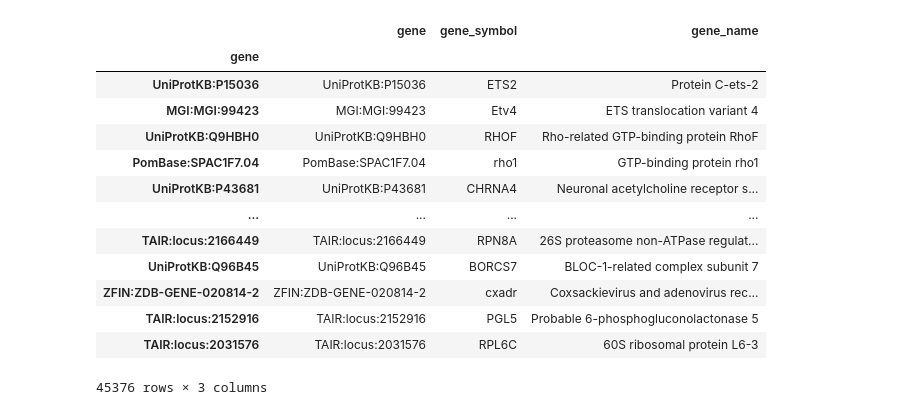
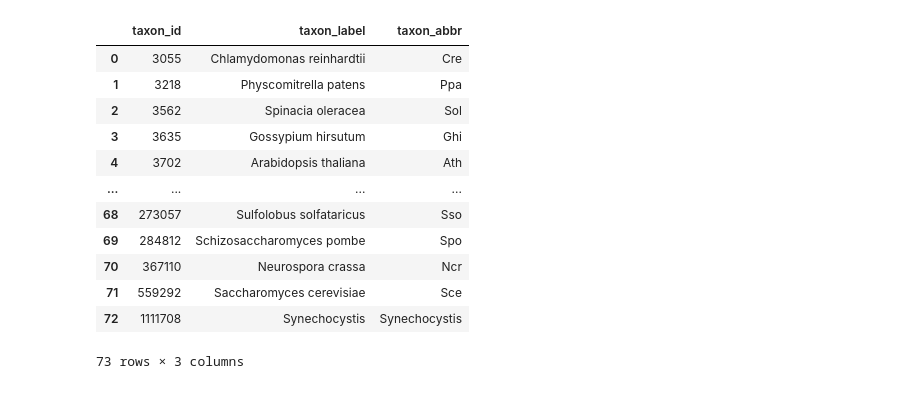
Before and after one commit to pantherdb/pango, a Jupyter notebook: loader/playground.ipynb, the cells around one changed output. Drawn from its saved outputs; the diff is of its cells as text; code cells hidden in the pictures.

Commit message:
dn info on the table and evidence list.

```diff
--- a/loader/playground.ipynb
+++ b/loader/playground.ipynb
@@ -4,12 +4,14 @@ from os import path as ospath
 import pandas as pd
 import numpy as np
 import random
+import pprint
 from src.utils import write_to_json
-terms_fp = './data/terms.json'
+terms_fp = './downloads/full_go_annotated.json'
 annotations_fp = './downloads/human_iba_annotations.json'
 sample_annotations_fp = './data/sample_human_iba_annotations.json'
 articles_fp = './downloads/clean-articles.json'
 gene_info_fp = './downloads/human_iba_gene_info.json'
+taxon_fp = './downloads/taxon_lkp.json'
 clean_annotations_fp = './downloads/human_iba_annotations_clean.json'
 filtered_terms_fp = './data/filtered_terms.json'
 filtered_slim_terms_fp = './data/filtered_slim_terms.json'
@@ -168,19 +124,17 @@ article_df
 # %%
-gene_df = pd.read_json(gene_info_fp)
-gene_df = gene_df.set_index('gene', drop=False)
-gene_df
+taxon_df = pd.read_json(taxon_fp, dtype={'taxon_id':str})
+taxon_df
 # %% [output]
-|  | gene | gene_symbol | gene_name |
-| gene |  |  |  |
-| UniProtKB:P15036 | UniProtKB:P15036 | ETS2 | Protein C-ets-2 |
-| MGI:MGI:99423 | MGI:MGI:99423 | Etv4 | ETS translocation variant 4 |
-| UniProtKB:Q9HBH0 | UniProtKB:Q9HBH0 | RHOF | Rho-related GTP-binding protein RhoF |
-| PomBase:SPAC1F7.04 | PomBase:SPAC1F7.04 | rho1 | GTP-binding protein rho1 |
-| UniProtKB:P43681 | UniProtKB:P43681 | CHRNA4 | Neuronal acetylcholine receptor s... |
+|  | taxon_id | taxon_label | taxon_abbr |
+| 0 | 3055 | Chlamydomonas reinhardtii | Cre |
+| 1 | 3218 | Physcomitrella patens | Ppa |
+| 2 | 3562 | Spinacia oleracea | Sol |
+| 3 | 3635 | Gossypium hirsutum | Ghi |
+| 4 | 3702 | Arabidopsis thaliana | Ath |
 | ... | ... | ... | ... |
-| TAIR:locus:2166449 | TAIR:locus:2166449 | RPN8A | 26S proteasome non-ATPase regulat... |
-| UniProtKB:Q96B45 | UniProtKB:Q96B45 | BORCS7 | BLOC-1-related complex subunit 7 |
-| ZFIN:ZDB-GENE-020814-2 | ZFIN:ZDB-GENE-020814-2 | cxadr | Coxsackievirus and adenovirus rec... |
-| TAIR:locus:2152916 | TAIR:locus:2152916 | PGL5 | Probable 6-phosphogluconolactonase 5 |
-| TAIR:locus:2031576 | TAIR:locus:2031576 | RPL6C | 60S ribosomal protein L6-3 |
+| 68 | 273057 | Sulfolobus solfataricus | Sso |
+| 69 | 284812 | Schizosaccharomyces pombe | Spo |
+| 70 | 367110 | Neurospora crassa | Ncr |
+| 71 | 559292 | Saccharomyces cerevisiae | Sce |
+| 72 | 1111708 | Synechocystis | Synechocystis |
-45376 rows × 3 columns
+73 rows × 3 columns
```
Also changed, not shown: parts of 18 cells of this notebook, 5 other files.
